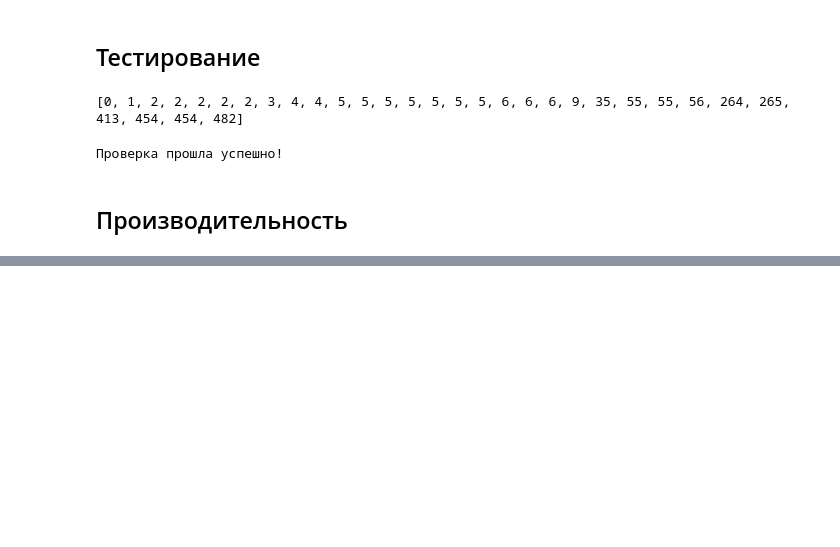
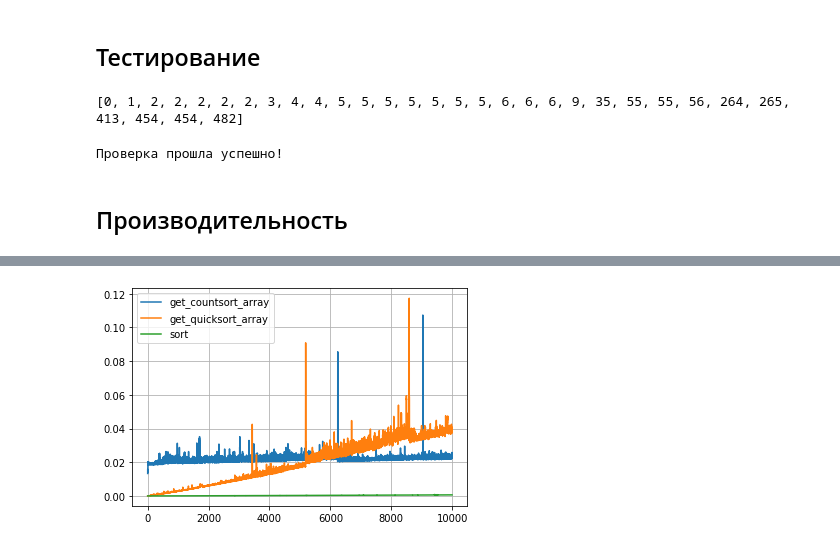
Before and after one commit to SuperStagerX/algorithms-methods-stepik, a Jupyter notebook: Homework/5_Others/sort_without_comparision.ipynb, the cells around one changed output, grey strips where cells are left out. Drawn from its saved outputs; the diff is of its cells as text; code cells hidden in the pictures; blank space fills up the shorter version.

```diff
--- a/Homework/5_Others/sort_without_comparision.ipynb
+++ b/Homework/5_Others/sort_without_comparision.ipynb
@@ -54,0 +100,4 @@ compare((count_sort, np.sort), arrs)
+# %%
+compare_wrapper(low=1, high=100000, max_size=10000)
+# %% [output]
+[figure, added]
```
Also changed, not shown: parts of 13 cells of this notebook, 17 other files.
